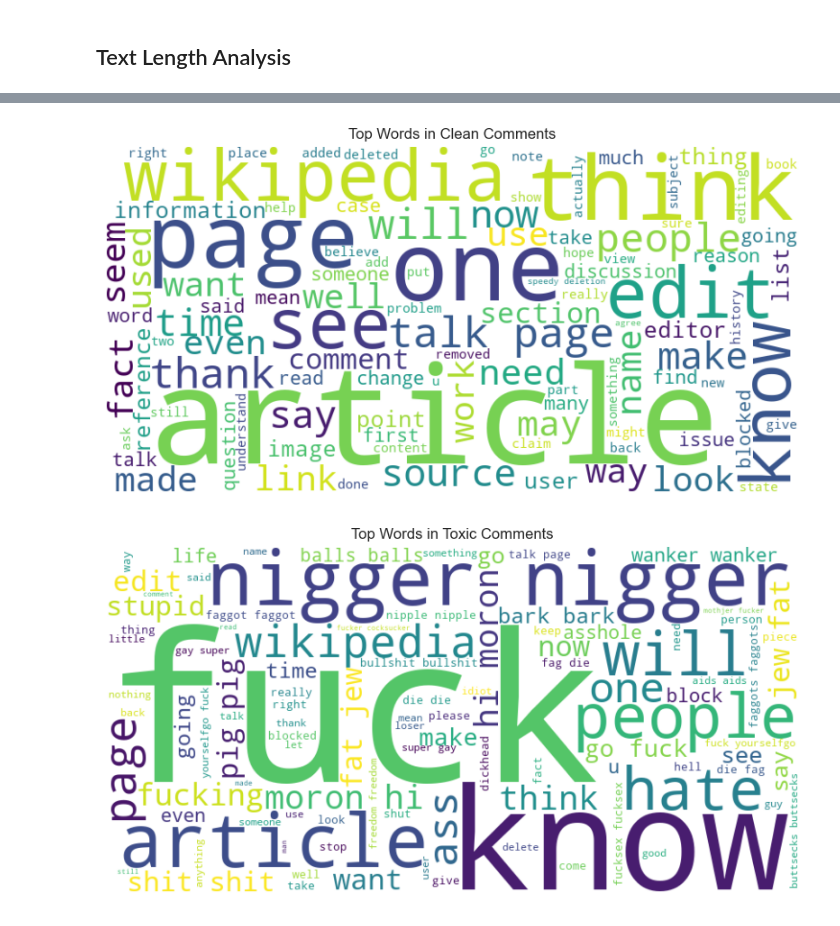
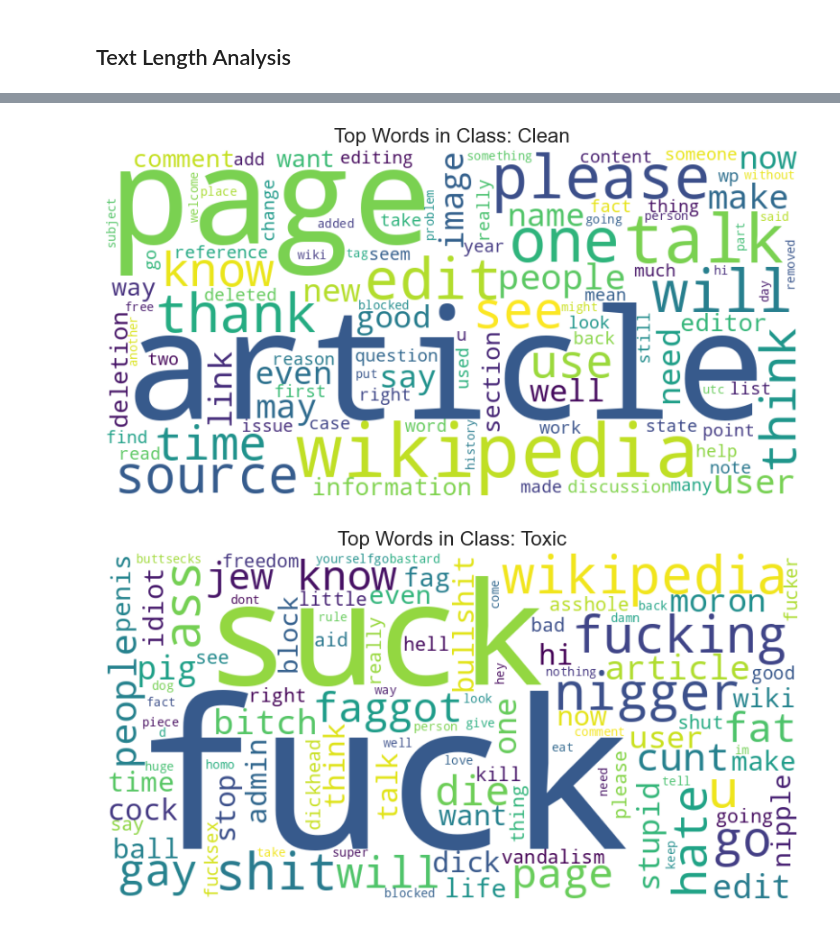
Before and after one commit to naghamo/deltaf1-hybrid-active-learning, a Jupyter notebook: eda_preprocessing/all_datasets_eda.ipynb, the cells around one changed output, grey strips where cells are left out. Cells and saved outputs as stored; diff of their text form; code cells hidden in the pictures.

```diff
--- a/eda_preprocessing/all_datasets_eda.ipynb
+++ b/eda_preprocessing/all_datasets_eda.ipynb
@@ -228,7 +234,5 @@ for label_id, label_name in {0: "Negative", 1: "Positive"}.items():
 # %% [markdown]
 ## Load Dataset
 # %%
-df_train, df_val, df_test = load_jigsaw()
-df = pd.concat([df_train, df_val, df_test])
-df.head()
+jigsaw_train_val = load_data("jigsaw")
 # %% [output]
@@ -263,0 +254,3 @@ plt.show()
+# %%
+jigsaw_label_map = {0: "Clean", 1: "Toxic"}
+plot_label_distribution(jigsaw_train_val, label_map=jigsaw_label_map, title="Jigsaw Label Distribution")
@@ -275,18 +267,5 @@ plt.show()
 # %%
-stopwords = set(STOPWORDS)
-
-for label_val, label_name in {0: "Clean", 1: "Toxic"}.items():
-    subset = df[df["is_toxic"] == label_val]
-    text_blob = " ".join(subset["text"].astype(str)).lower()
-
-    wordcloud = WordCloud(width=800, height=400, background_color='white',
-                          stopwords=stopwords, max_words=100).generate(text_blob)
-
-    plt.figure(figsize=(10, 5))
-    plt.imshow(wordcloud, interpolation='bilinear')
-    plt.axis("off")
-    plt.title(f"Top Words in {label_name} Comments")
-    plt.show()
+plot_word_clouds(jigsaw_train_val, "label", jigsaw_label_map)
 # %% [output]
-[figure, old version]
+[figure, new version]
-[figure, old version]
+[figure, new version]
```
Also changed, not shown: parts of 27 cells of this notebook, 1 other file.
